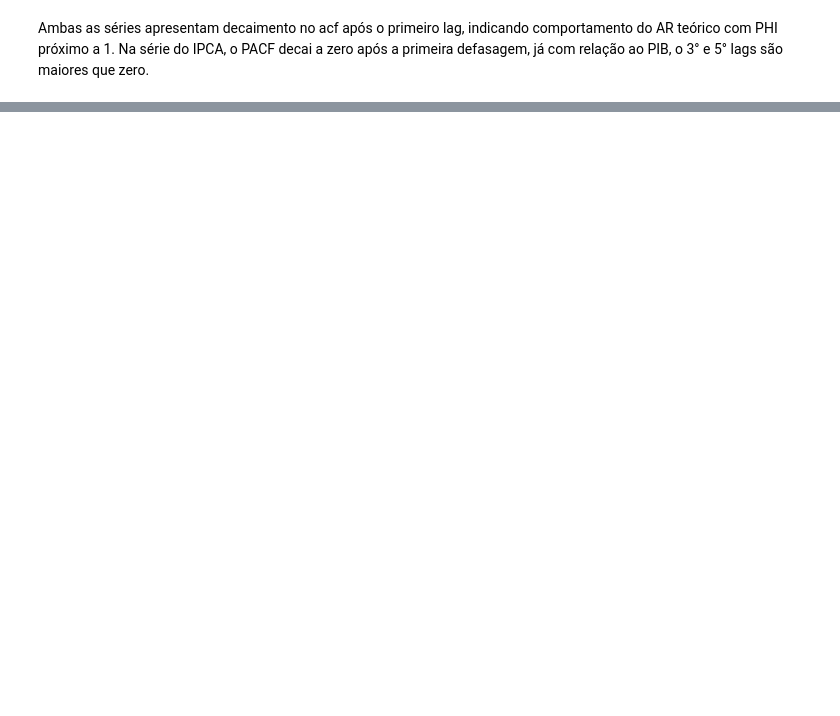
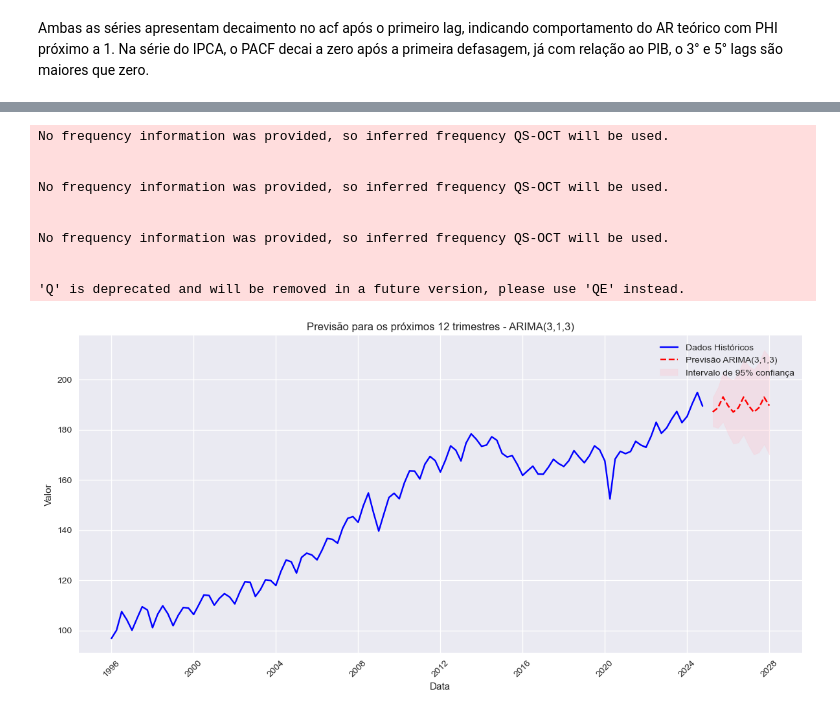
Before and after one commit to josekawan1/MacroAvancada, a Jupyter notebook: atividade1_macro_avancada_questao2.ipynb, the cells around one changed output, grey strips where cells are left out. Saved outputs shown, nothing was run; the diff lists cells and outputs as text; code cells hidden in the pictures; blank space fills up the shorter version.

```diff
--- a/atividade1_macro_avancada_questao2.ipynb
+++ b/atividade1_macro_avancada_questao2.ipynb
@@ -170,0 +662,79 @@ Ambas as séries apresentam decaimento no acf após o primeiro lag, indicando co
+# %%
+import pandas as pd
+import matplotlib.pyplot as plt
+from statsmodels.tsa.arima.model import ARIMA
+
+# Carregar os dados (substitua pelo seu DataFrame)
+dados = pib['VALUE (-)']
+
+# Ajustar o modelo ARIMA(3,1,3)
+modelo = ARIMA(
+    dados,
+    order=(3, 1, 3)  # ARIMA(p=3, d=1, q=3)
+)
+resultado = modelo.fit()
+
+# Fazer previsão para os próximos 12 períodos
+forecast_steps = 12
+previsao = resultado.get_forecast(steps=forecast_steps)
+previsao_media = previsao.predicted_mean
+intervalo_confianca = previsao.conf_int()
+
+# Criar índices para o período futuro
+ultimo_periodo = dados.index[-1]
+if isinstance(ultimo_periodo, str):  # Se for string (datas como texto)
+    futuro_index = pd.date_range(start=ultimo_periodo, periods=forecast_steps+1, freq='Q')[1:]
+else:  # Se já for datetime ou outro tipo
+    futuro_index = pd.date_range(start=ultimo_periodo, periods=forecast_steps+1, freq='Q')[1:]
+
+# Configurar o gráfico
+plt.figure(figsize=(12, 6))
+
+# Plotar dados históricos
+plt.plot(dados.index, dados, label='Dados Históricos', color='blue')
+
+# Plotar previsão
+plt.plot(futuro_index, previsao_media, label=f'Previsão ARIMA(3,1,3)', color='red', linestyle='--')
+
+# Plotar intervalo de confiança
+plt.fill_between(
+    futuro_index,
+    intervalo_confianca.iloc[:, 0],
+    intervalo_confianca.iloc[:, 1],
+    color='pink', alpha=0.3, label='Intervalo de 95% confiança'
+)
+
+# Ajustes estéticos
+plt.title(f'Previsão para os próximos {forecast_steps} trimestres - ARIMA(3,1,3)')
+plt.xlabel('Data')
+plt.ylabel('Valor')
+plt.legend()
+plt.grid(True)
+plt.xticks(rotation=45)
+plt.tight_layout()
+plt.show()
+
+# Mostrar os valores previstos em formato de tabela
+print("\nPrevisão para os próximos 12 trimestres:")
+print(pd.DataFrame({
+    'Data': futuro_index,
+    'Previsão': previsao_media,
+    'Limite Inferior': intervalo_confianca.iloc[:, 0],
+    'Limite Superior': intervalo_confianca.iloc[:, 1]
+}).round(2))
+
+# Mostrar resumo do modelo
+print("\n🔎 Resumo do Modelo ARIMA(3,1,3):")
+print(resultado.summary())
+# %% [output]
+No frequency information was provided, so inferred frequency QS-OCT will be used.
+
+
+No frequency information was provided, so inferred frequency QS-OCT will be used.
+
+
+No frequency information was provided, so inferred frequency QS-OCT will be used.
+
+
+'Q' is deprecated and will be removed in a future version, please use 'QE' instead.
+[figure, added]
```
Also changed, not shown: parts of 38 cells of this notebook.
